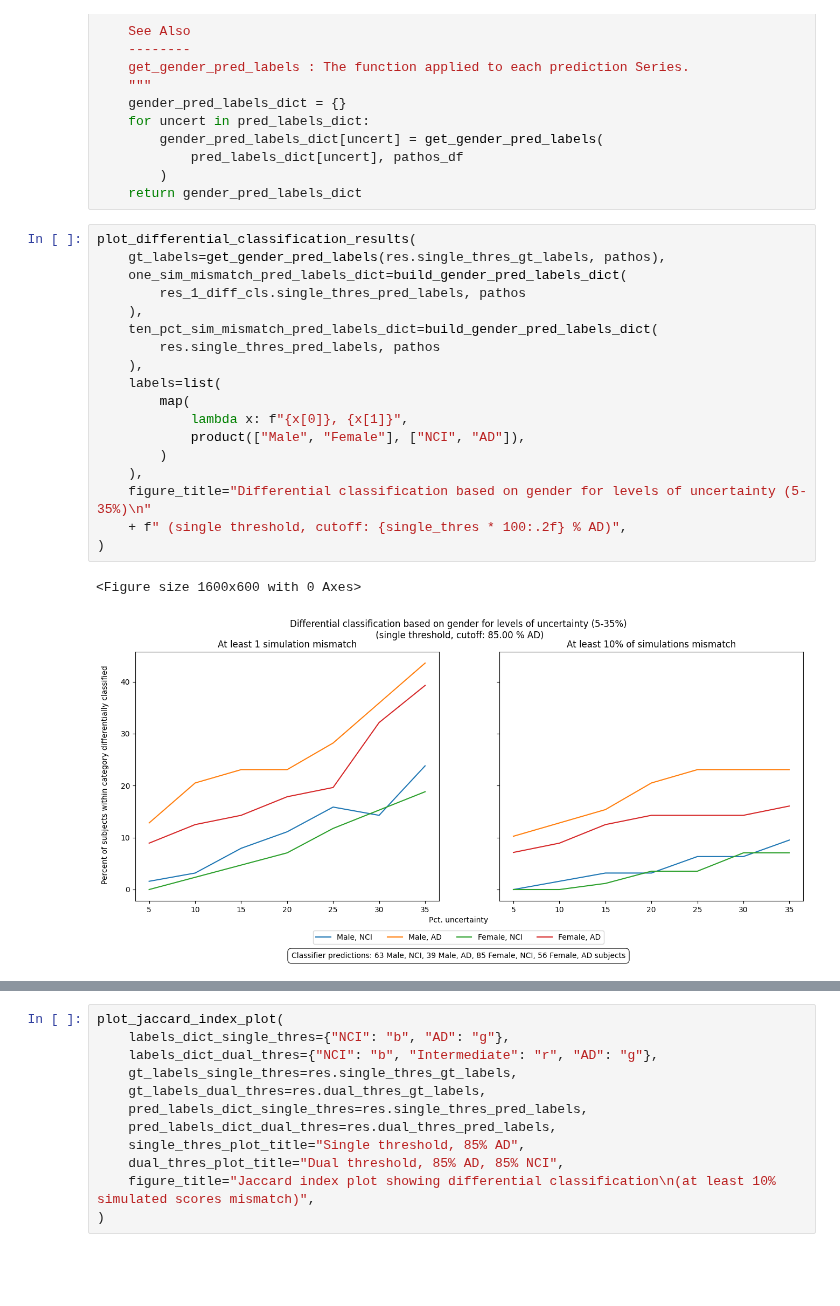
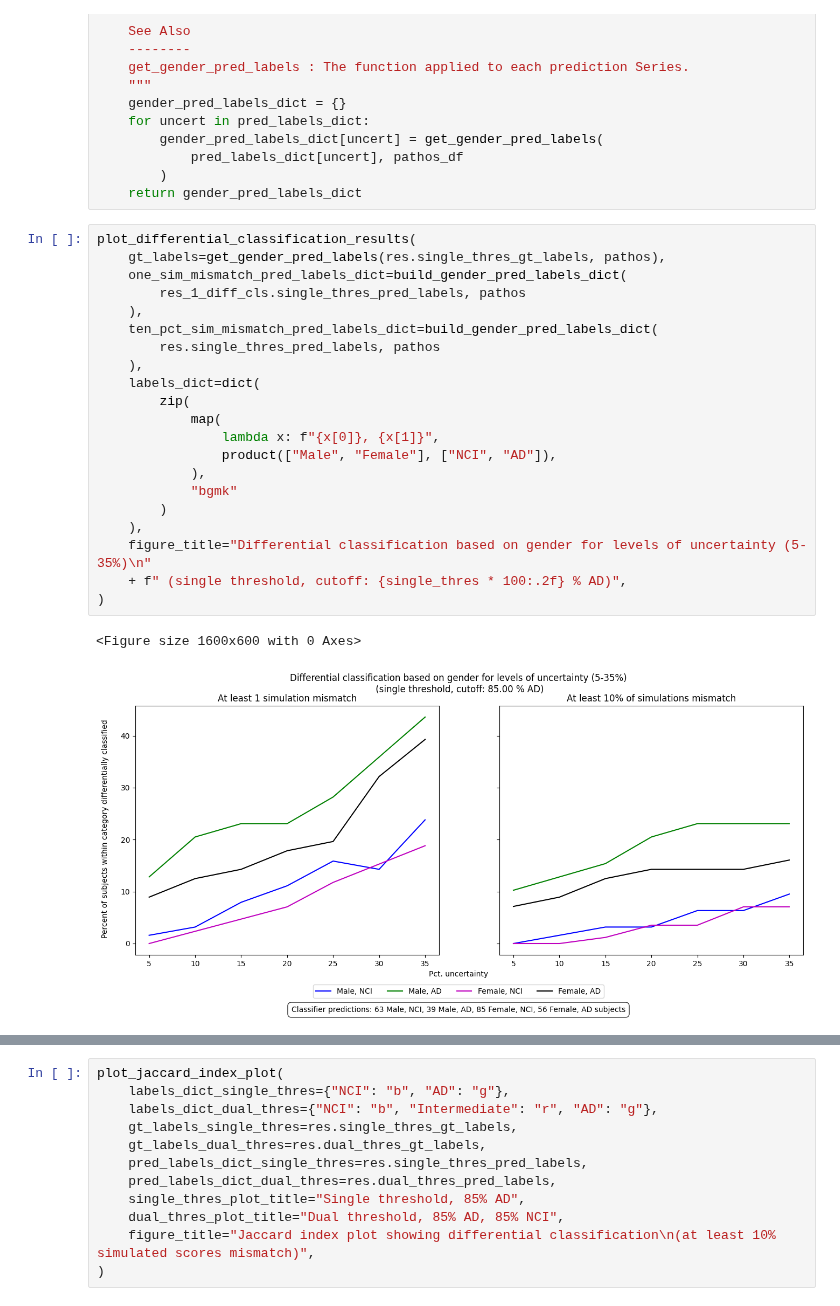
Before and after one commit to Translational-HDPM/T-HDPM_uncertainty_analysis, a Jupyter notebook: notebooks/uncertainty_analysis_based_on_gender.ipynb, the cells around one changed output, grey strips where cells are left out. Drawn from its saved outputs; the diff is of its cells as text; blank space fills up the shorter version.

```diff
--- a/notebooks/uncertainty_analysis_based_on_gender.ipynb
+++ b/notebooks/uncertainty_analysis_based_on_gender.ipynb
@@ -355,24 +355,27 @@ def build_gender_pred_labels_dict(
 # %%
 plot_differential_classification_results(
     gt_labels=get_gender_pred_labels(res.single_thres_gt_labels, pathos),
     one_sim_mismatch_pred_labels_dict=build_gender_pred_labels_dict(
         res_1_diff_cls.single_thres_pred_labels, pathos
     ),
     ten_pct_sim_mismatch_pred_labels_dict=build_gender_pred_labels_dict(
         res.single_thres_pred_labels, pathos
     ),
-    labels=list(
-        map(
-            lambda x: f"{x[0]}, {x[1]}",
-            product(["Male", "Female"], ["NCI", "AD"]),
+    labels_dict=dict(
+        zip(
+            map(
+                lambda x: f"{x[0]}, {x[1]}",
+                product(["Male", "Female"], ["NCI", "AD"]),
+            ),
+            "bgmk"
         )
     ),
     figure_title="Differential classification based on gender for levels of uncertainty (5-35%)\n"
     + f" (single threshold, cutoff: {single_thres * 100:.2f} % AD)",
 )
 # %% [output]
 <Figure size 1600x600 with 0 Axes>
-[figure, old version]
+[figure, new version]
 # %%
 plot_differential_classification_results(
     gt_labels=get_gender_pred_labels(res.dual_thres_gt_labels, pathos),
```
Also changed, not shown: parts of 1 cell of this notebook, 2 other files.
